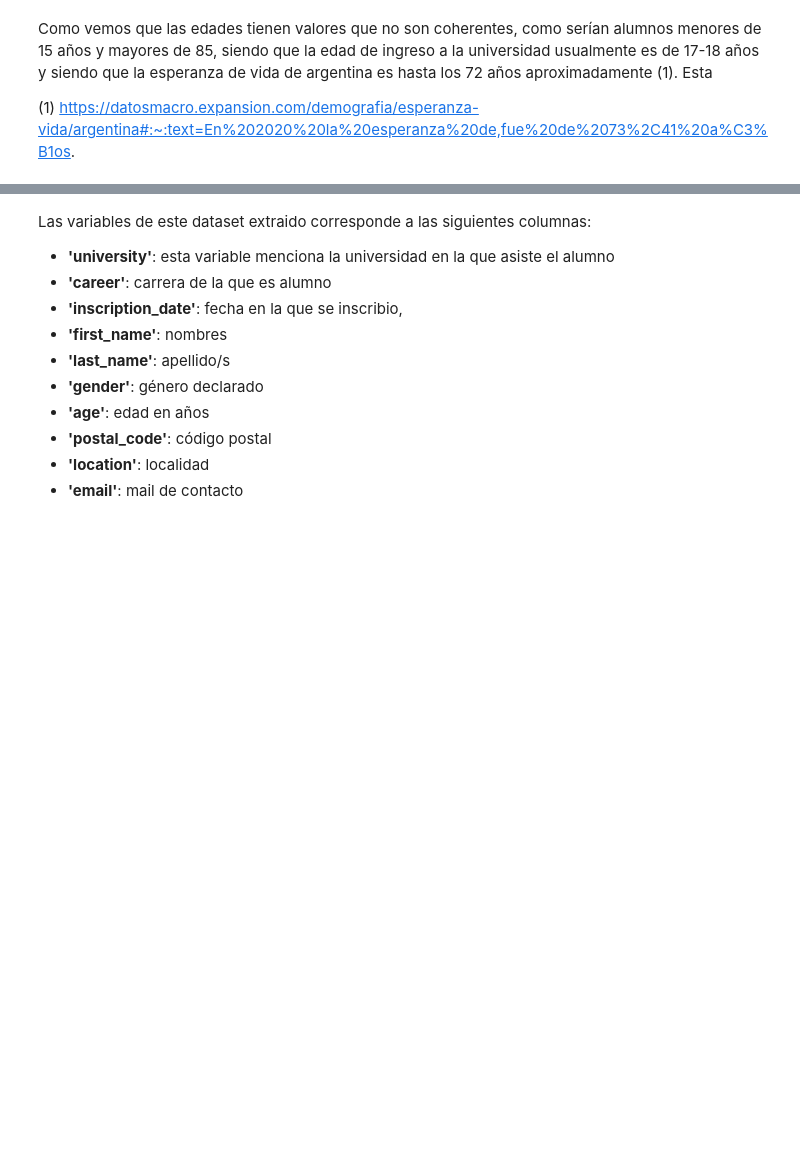
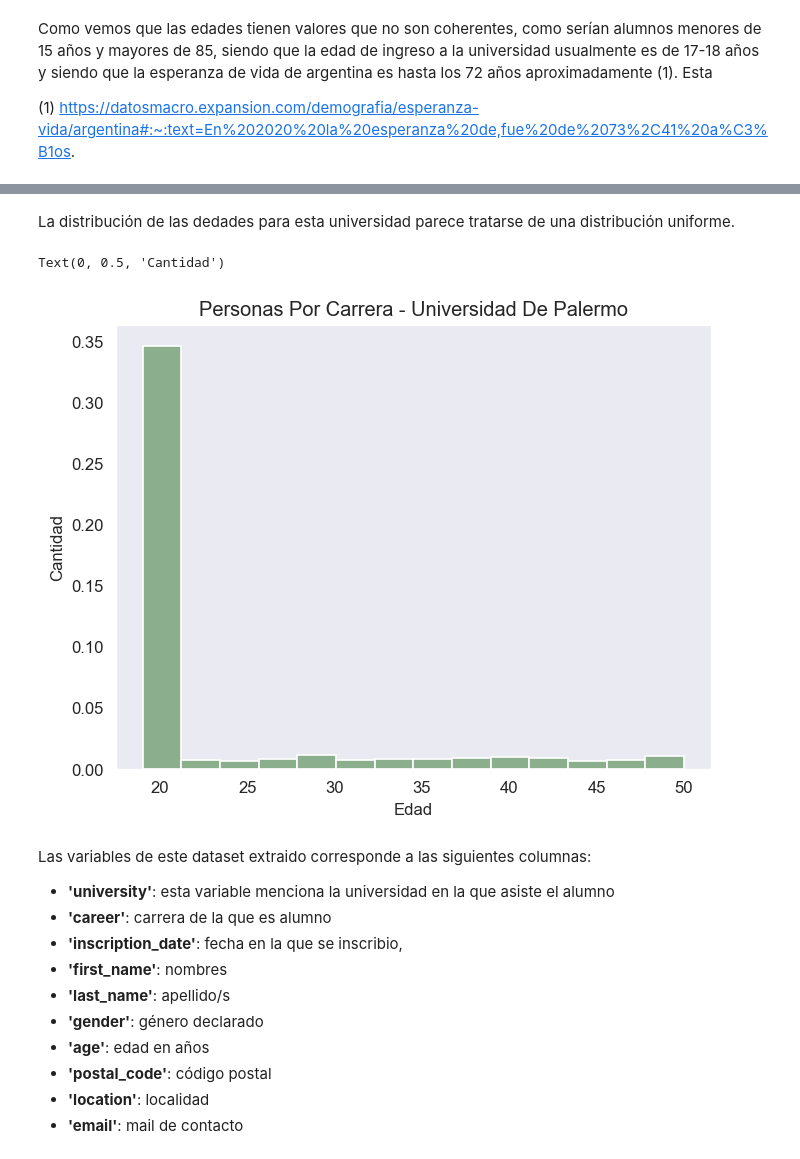
Before and after one commit to KevinMarcos26/Skill-Up-DA-c-Python, a Jupyter notebook: assets/notebooks/Grupo C.ipynb, the cells around one changed output, grey strips where cells are left out. Cells and saved outputs as stored; diff of their text form; code cells hidden in the pictures; blank space fills up the shorter version.

```diff
--- a/assets/notebooks/Grupo C.ipynb
+++ b/assets/notebooks/Grupo C.ipynb
@@ -161,3 +159,13 @@ sns.displot(df_2.age)
+# %% [markdown]
+La distribución de las dedades para esta universidad parece tratarse de una distribución uniforme.
+# %%
+sns.histplot(df_2.age, color=colors_green[5],stat='density')
+plt.title(f'Personas por carrera - {university2_name}'.title())
+plt.xlabel('Edad')
+plt.ylabel('Cantidad')
+# %% [output]
+Text(0, 0.5, 'Cantidad')
+[figure, added]
 # %% [markdown]
 Las variables de este dataset extraido corresponde a las siguientes columnas:
 
```
Also changed, not shown: parts of 17 cells of this notebook.
